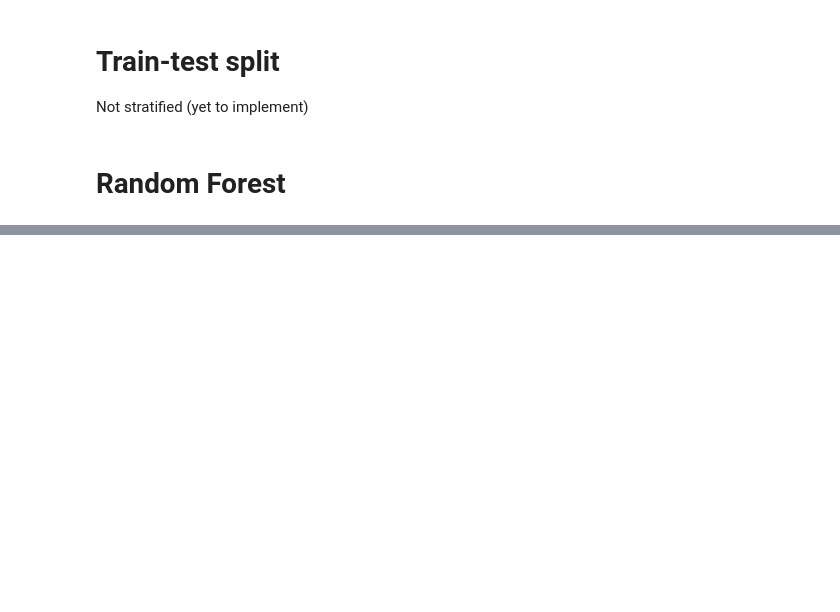
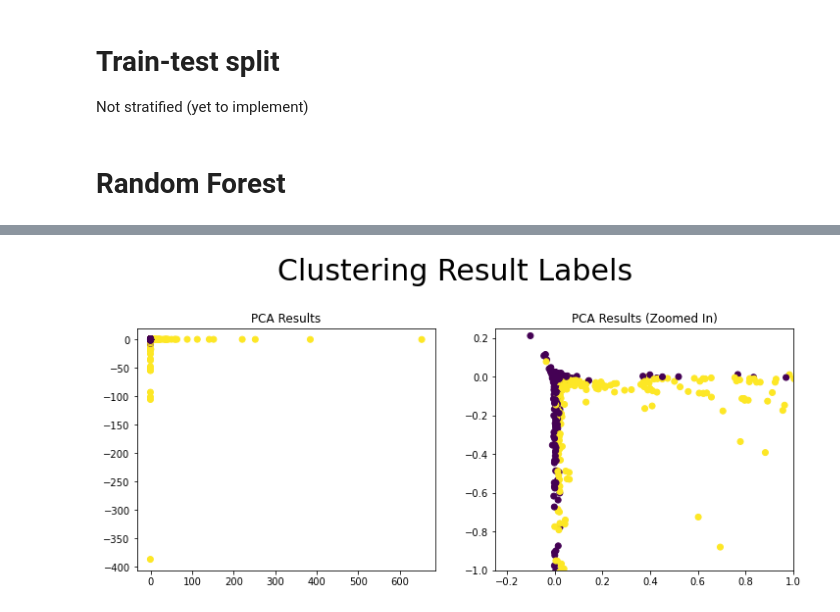
Before and after one commit to lwdovico/Distributed-Data-Project, a Jupyter notebook: 01_Spark_Test.ipynb, the cells around one changed output, grey strips where cells are left out. Drawn from its saved outputs; the diff is of its cells as text; code cells hidden in the pictures; blank space fills up the shorter version.

```diff
--- a/01_Spark_Test.ipynb
+++ b/01_Spark_Test.ipynb
@@ -515,0 +657,13 @@ Test Error = 0.14478696356348564
+# %%
+plt.figure(figsize=(12, 10))
+plt.subplot2grid((2, 2), (0, 0), title = 'PCA Results')
+plt.scatter(to_plot[:,0], to_plot[:,1], c = colors)
+
+plt.subplot2grid((2, 2), (0, 1),  title = 'PCA Results (Zoomed In)')
+plt.scatter(to_plot[:,0], to_plot[:,1], c = colors)
+plt.xlim(-0.25, 1)
+plt.ylim(-1, 0.25)
+plt.suptitle('Clustering Result Labels', fontsize = 30)
+plt.show()
+# %% [output]
+[figure, added]
```
Also changed, not shown: parts of 46 cells of this notebook.
